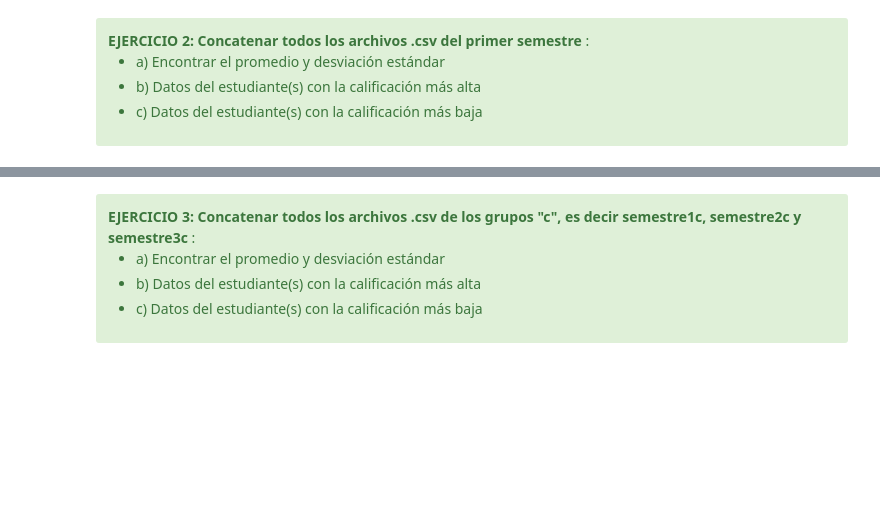
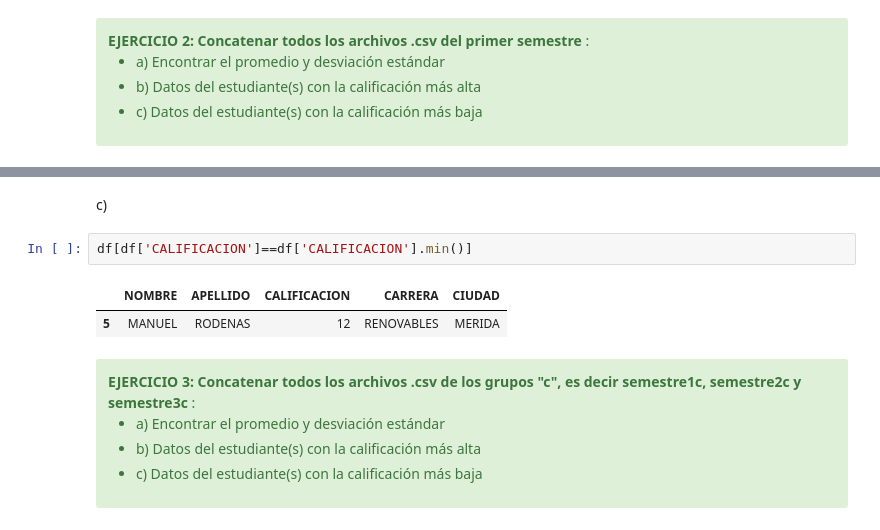
Before and after one commit to EscamillaJuan/CienciaDeDatos, a Jupyter notebook: OnlineStore/CD_10_Pandas-GLOB.ipynb, the cells around one changed output, grey strips where cells are left out. Cells and saved outputs as stored; diff of their text form; blank space fills up the shorter version.

```diff
--- a/OnlineStore/CD_10_Pandas-GLOB.ipynb
+++ b/OnlineStore/CD_10_Pandas-GLOB.ipynb
@@ -283,3 +382,10 @@ df_3
+# %% [markdown]
+c)
+# %%
+df[df['CALIFICACION']==df['CALIFICACION'].min()]
+# %% [output]
+|  | NOMBRE | APELLIDO | CALIFICACION | CARRERA | CIUDAD |
+| 5 | MANUEL | RODENAS | 12 | RENOVABLES | MERIDA |
 # %% [markdown]
 <div class="alert alert-success">
 <b>EJERCICIO 3: Concatenar todos los archivos .csv de los grupos "c", es decir semestre1c, semestre2c y semestre3c </b>:
```
Also changed, not shown: parts of 27 cells of this notebook.
